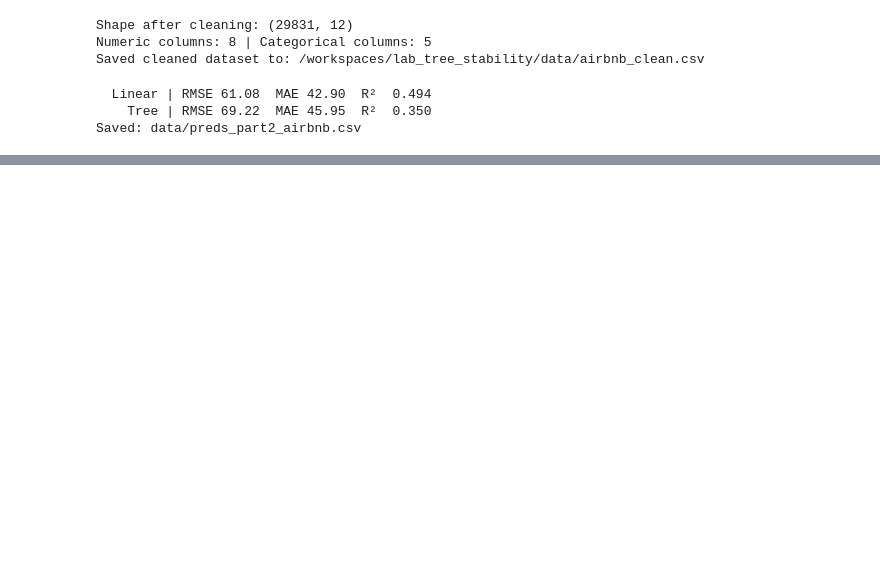
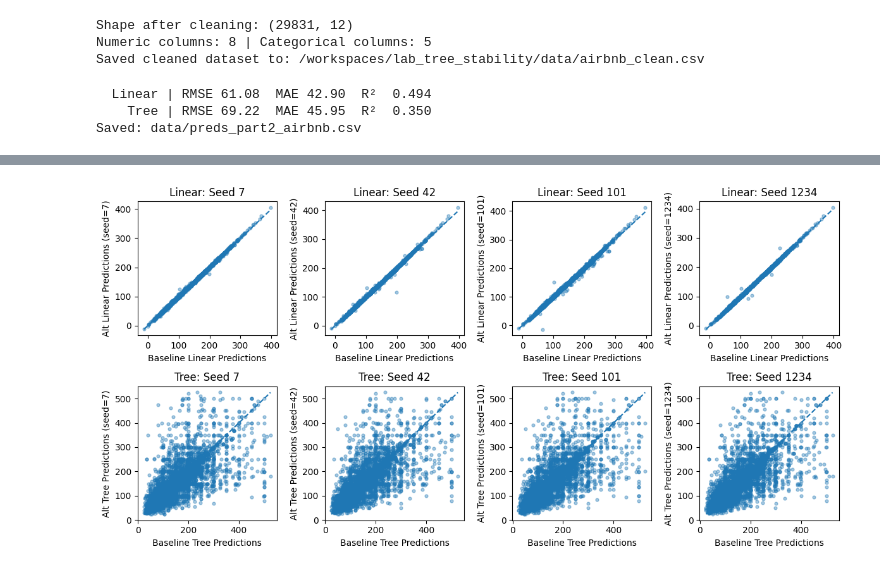
Before and after one commit to Markmh03/lab_tree_stability, a Jupyter notebook: L5.ipynb, the cells around one changed output, grey strips where cells are left out. Saved outputs shown, nothing was run; the diff lists cells and outputs as text; code cells hidden in the pictures; blank space fills up the shorter version.

Commit message:
Part 3 + 4

```diff
--- a/L5.ipynb
+++ b/L5.ipynb
@@ -214,0 +296,99 @@ Saved: data/preds_part2_airbnb.csv
+# %%
+# PART 4
+import matplotlib.pyplot as plt
+import pandas as pd
+from sklearn.linear_model import LinearRegression
+
+
+# (A) Scatterplots of baseline preds (Part 2) vs alternative preds (Part 3)
+plt.figure(figsize=(12, 6))
+
+for i, seed in enumerate(ALT_SEEDS):
+    # ---- Linear Model Scatterplot ----
+    plt.subplot(2, len(ALT_SEEDS), i+1)
+    plt.scatter(yhat_lin_base, lin_alt[seed], alpha=0.4, s=12)
+    plt.plot([yhat_lin_base.min(), yhat_lin_base.max()],
+             [yhat_lin_base.min(), yhat_lin_base.max()],
+             linestyle="--")
+    plt.xlabel("Baseline Linear Predictions")
+    plt.ylabel("Alt Linear Predictions (seed=" + str(seed) + ")")
+    plt.title("Linear: Seed " + str(seed))
+
+    # ---- Tree Model Scatterplot ----
+    plt.subplot(2, len(ALT_SEEDS), len(ALT_SEEDS) + i + 1)
+    plt.scatter(yhat_tree_base, tree_alt[seed], alpha=0.4, s=12)
+    plt.plot([yhat_tree_base.min(), yhat_tree_base.max()],
+             [yhat_tree_base.min(), yhat_tree_base.max()],
+             linestyle="--")
+    plt.xlabel("Baseline Tree Predictions")
+    plt.ylabel("Alt Tree Predictions (seed=" + str(seed) + ")")
+    plt.title("Tree: Seed " + str(seed))
+
+plt.tight_layout()
+plt.show()
+
+# (B) Correlation
+rows = []
+
+for seed in ALT_SEEDS:
+    # convert to pandas Series for .corr()
+    base_lin_series = pd.Series(yhat_lin_base)
+    alt_lin_series = pd.Series(lin_alt[seed])
+    base_tree_series = pd.Series(yhat_tree_base)
+    alt_tree_series = pd.Series(tree_alt[seed])
+
+    corr_lin = base_lin_series.corr(alt_lin_series)
+    corr_tree = base_tree_series.corr(alt_tree_series)
+
+    rows.append(["linear", seed, corr_lin])
+    rows.append(["tree", seed, corr_tree])
+
+corr_df = pd.DataFrame(rows, columns=["model", "seed", "correlation"])
+
+print("CORRELATIONS BETWEEN PART 2 AND PART 3 MODELS")
+print(corr_df)
+
+# (C) REGRESSION
+
+rows = []
+
+for seed in ALT_SEEDS:
+    # ----- Linear Model -----
+    base_lin = pd.Series(yhat_lin_base).values.reshape(-1, 1)
+    alt_lin  = pd.Series(lin_alt[seed]).values
+
+    reg_lin = LinearRegression()
+    reg_lin.fit(base_lin, alt_lin)
+
+    rows.append([
+        "linear",
+        seed,
+        reg_lin.intercept_,
+        reg_lin.coef_[0],
+        reg_lin.score(base_lin, alt_lin)
+    ])
+
+    # ----- Tree Model -----
+    base_tree = pd.Series(yhat_tree_base).values.reshape(-1, 1)
+    alt_tree  = pd.Series(tree_alt[seed]).values
+
+    reg_tree = LinearRegression()
+    reg_tree.fit(base_tree, alt_tree)
+
+    rows.append([
+        "tree",
+        seed,
+        reg_tree.intercept_,
+        reg_tree.coef_[0],
+        reg_tree.score(base_tree, alt_tree)
+    ])
+
+regression_df = pd.DataFrame(
+    rows,
+    columns=["model", "seed", "intercept", "slope", "r2"]
+)
+
+print("REGRESSION OF ALT PREDICTIONS ON BASELINE PREDICTIONS ")
+print(regression_df)
+# %% [output]
+[figure, added]
```
Also changed, not shown: parts of 3 cells of this notebook.
